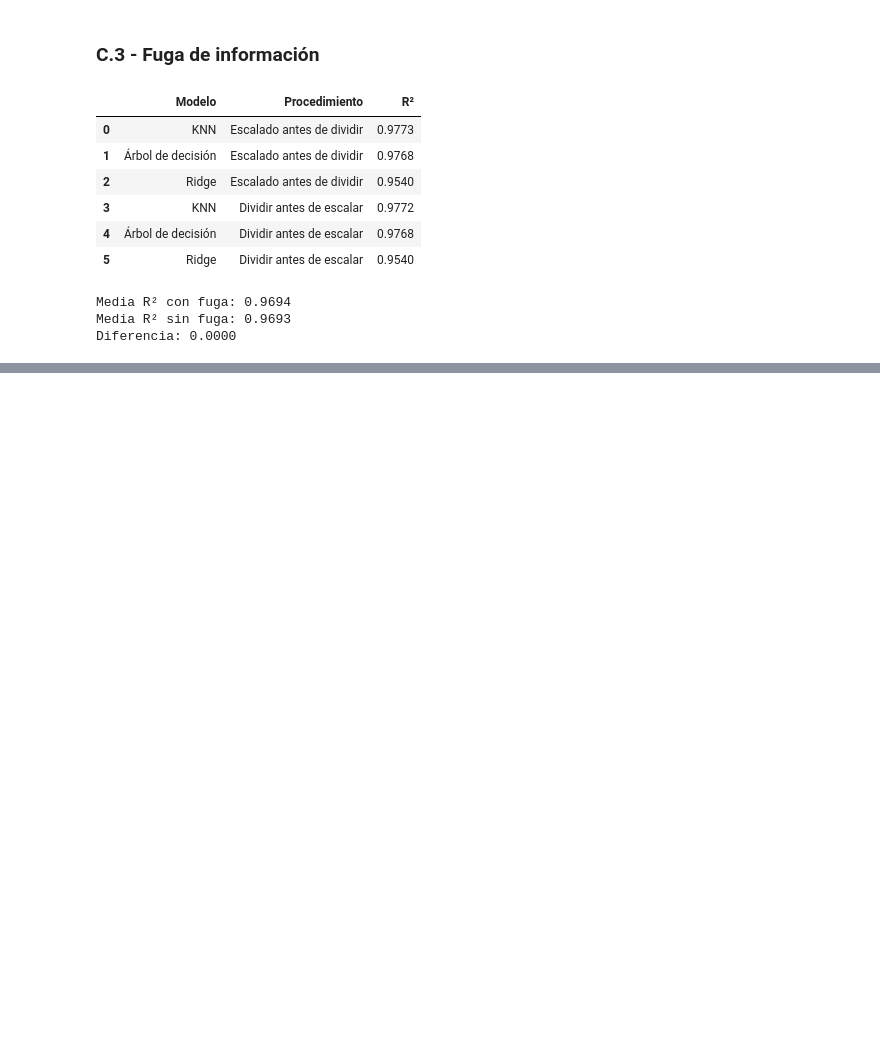
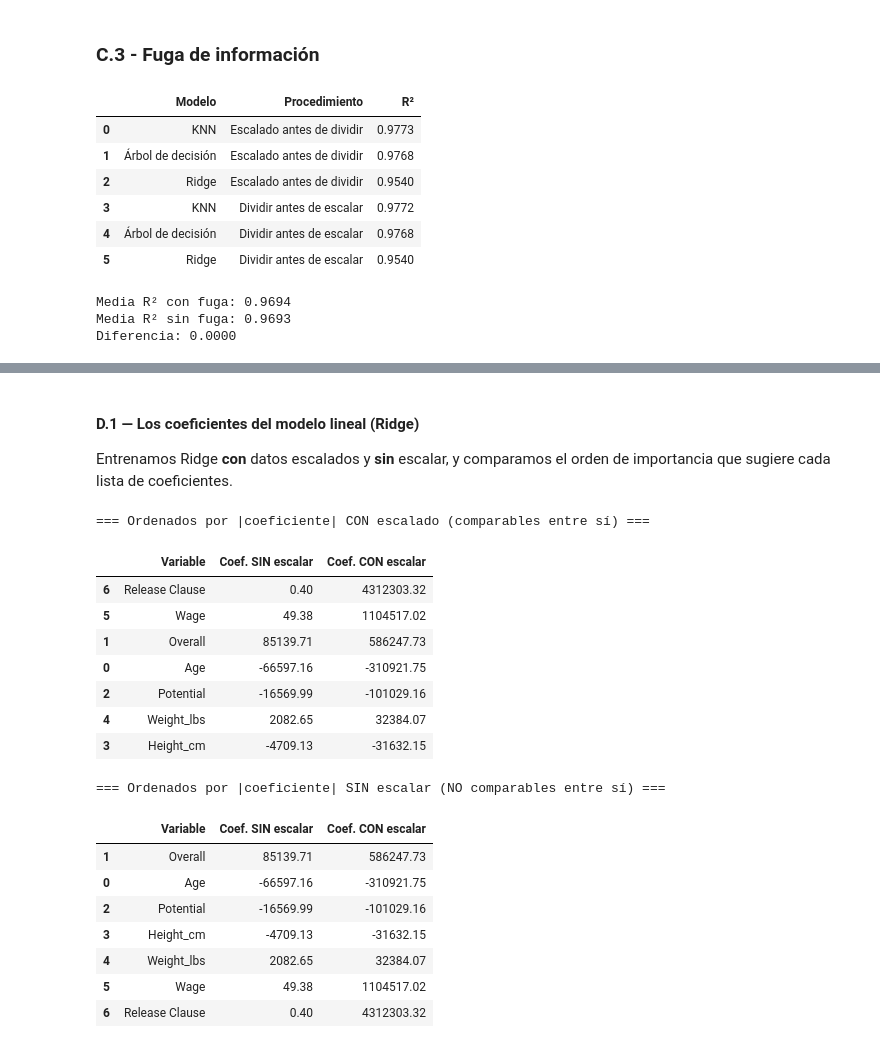
Before and after one commit to Racsok/mineria, a Jupyter notebook: analisis_datasets/analisis_dataset_FIFA.ipynb, the cells around one changed output, grey strips where cells are left out. Saved outputs shown, nothing was run; the diff lists cells and outputs as text; code cells hidden in the pictures; blank space fills up the shorter version.

```diff
--- a/analisis_datasets/analisis_dataset_FIFA.ipynb
+++ b/analisis_datasets/analisis_dataset_FIFA.ipynb
@@ -1796,0 +1737,59 @@ La media de R² con fuga fue 0.9705, mientras que sin fuga fue 0.9683. Aunque el
+# %% [markdown]
+#### D.1 — Los coeficientes del modelo lineal (Ridge)
+
+Entrenamos Ridge **con** datos escalados y **sin** escalar, y comparamos el orden de importancia que sugiere cada lista de coeficientes.
+# %%
+# D.1 — Coeficientes de Ridge, con y sin escalado
+
+ridge_sin_escalar = Pipeline([
+    ("imputador", SimpleImputer(strategy="median")),
+    ("modelo", Ridge(alpha=1.0))
+])
+ridge_sin_escalar.fit(X_train, y_train)
+
+ridge_con_escalar = Pipeline([
+    ("imputador", SimpleImputer(strategy="median")),
+    ("escalador", StandardScaler()),
+    ("modelo", Ridge(alpha=1.0))
+])
+ridge_con_escalar.fit(X_train, y_train)
+
+coef_sin = ridge_sin_escalar.named_steps["modelo"].coef_
+coef_con = ridge_con_escalar.named_steps["modelo"].coef_
+
+tabla_coef = pd.DataFrame({
+    "Variable": feature_cols,
+    "Coef. SIN escalar": coef_sin.round(2),
+    "Coef. CON escalar": coef_con.round(2),
+})
+
+print("=== Ordenados por |coeficiente| CON escalado (comparables entre sí) ===")
+orden_con = tabla_coef.reindex(
+    tabla_coef["Coef. CON escalar"].abs().sort_values(ascending=False).index
+)
+display(orden_con)
+
+print("\n=== Ordenados por |coeficiente| SIN escalar (NO comparables entre sí) ===")
+orden_sin = tabla_coef.reindex(
+    tabla_coef["Coef. SIN escalar"].abs().sort_values(ascending=False).index
+)
+display(orden_sin)
+# %% [output]
+=== Ordenados por |coeficiente| CON escalado (comparables entre sí) ===
+|  | Variable | Coef. SIN escalar | Coef. CON escalar |
+| 6 | Release Clause | 0.40 | 4312303.32 |
+| 5 | Wage | 49.38 | 1104517.02 |
+| 1 | Overall | 85139.71 | 586247.73 |
+| 0 | Age | -66597.16 | -310921.75 |
+| 2 | Potential | -16569.99 | -101029.16 |
+| 4 | Weight_lbs | 2082.65 | 32384.07 |
+| 3 | Height_cm | -4709.13 | -31632.15 |
+=== Ordenados por |coeficiente| SIN escalar (NO comparables entre sí) ===
+|  | Variable | Coef. SIN escalar | Coef. CON escalar |
+| 1 | Overall | 85139.71 | 586247.73 |
+| 0 | Age | -66597.16 | -310921.75 |
+| 2 | Potential | -16569.99 | -101029.16 |
+| 3 | Height_cm | -4709.13 | -31632.15 |
+| 4 | Weight_lbs | 2082.65 | 32384.07 |
+| 5 | Wage | 49.38 | 1104517.02 |
+| 6 | Release Clause | 0.40 | 4312303.32 |
```
Also changed, not shown: parts of 13 cells of this notebook.
